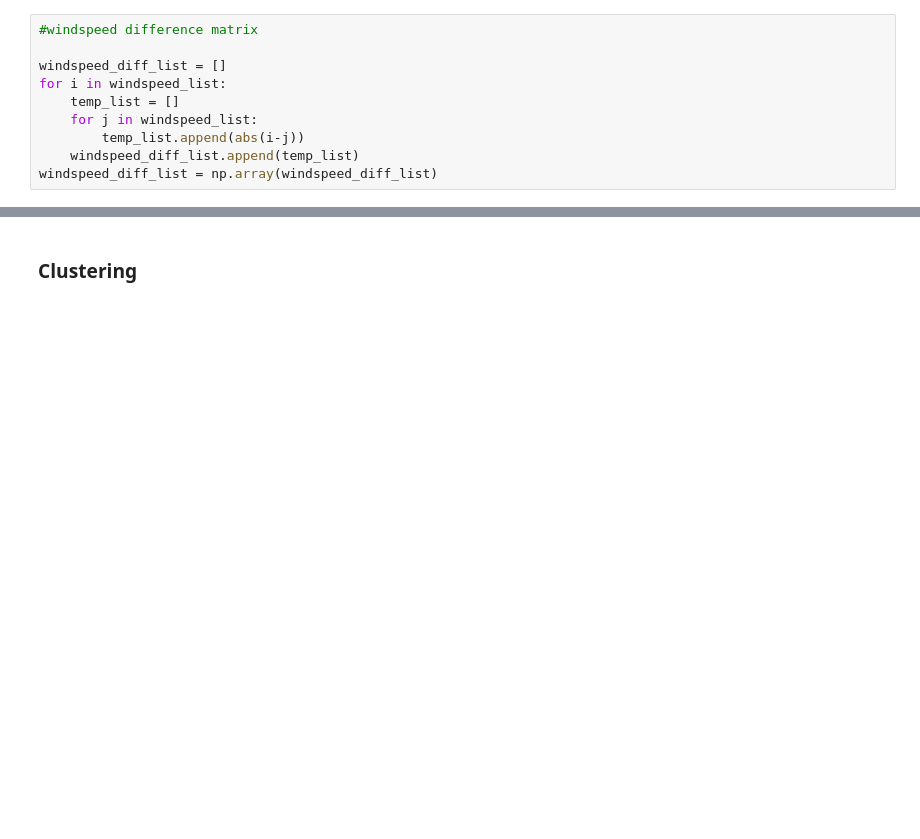
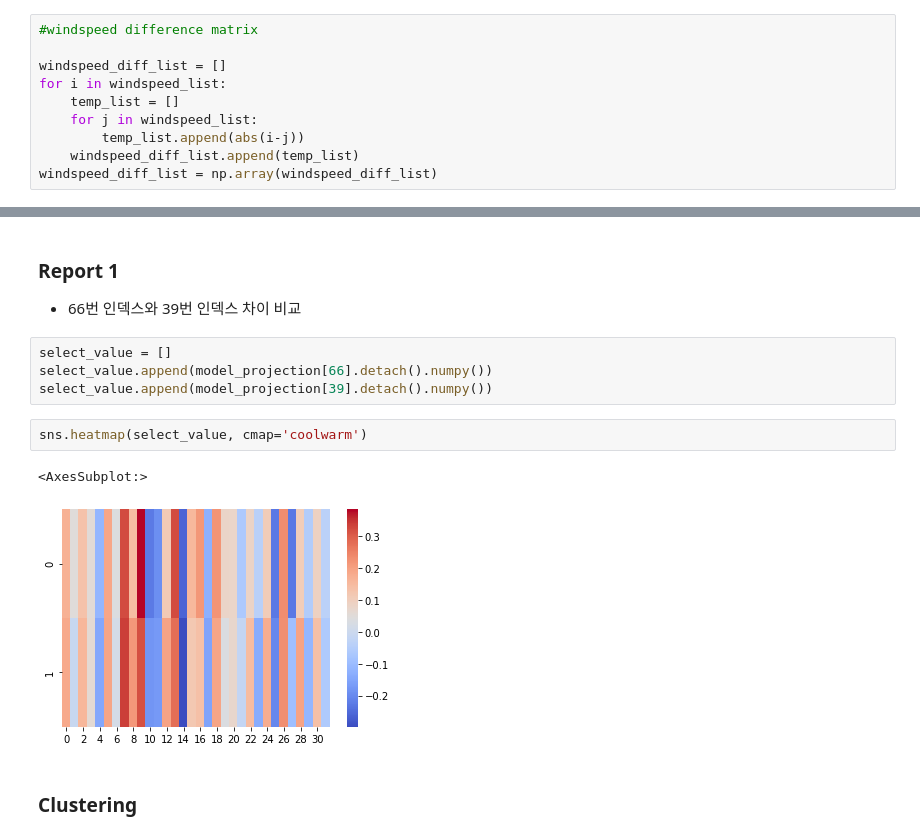
Before and after one commit to February24-Lee/PyTorch-VAE, a Jupyter notebook: _Analysis_SimCLR_RGB_latent_vector_analysis_with_windspeed.ipynb, the cells around one changed output, grey strips where cells are left out. Saved outputs shown, nothing was run; the diff lists cells and outputs as text; blank space fills up the shorter version.

```diff
--- a/_Analysis_SimCLR_RGB_latent_vector_analysis_with_windspeed.ipynb
+++ b/_Analysis_SimCLR_RGB_latent_vector_analysis_with_windspeed.ipynb
@@ -136,3 +136,15 @@ plt.show()
+# %% [markdown]
+### Report 1
+* 66번 인덱스와 39번 인덱스 차이 비교
+# %%
+select_value = []
+select_value.append(model_projection[66].detach().numpy())
+select_value.append(model_projection[39].detach().numpy())
+# %%
+sns.heatmap(select_value, cmap='coolwarm')
+# %% [output]
+<AxesSubplot:>
+[figure, added]
 # %% [markdown]
 ### Clustering
 # %%
```
Also changed, not shown: parts of 2 cells of this notebook, 4 other files.
